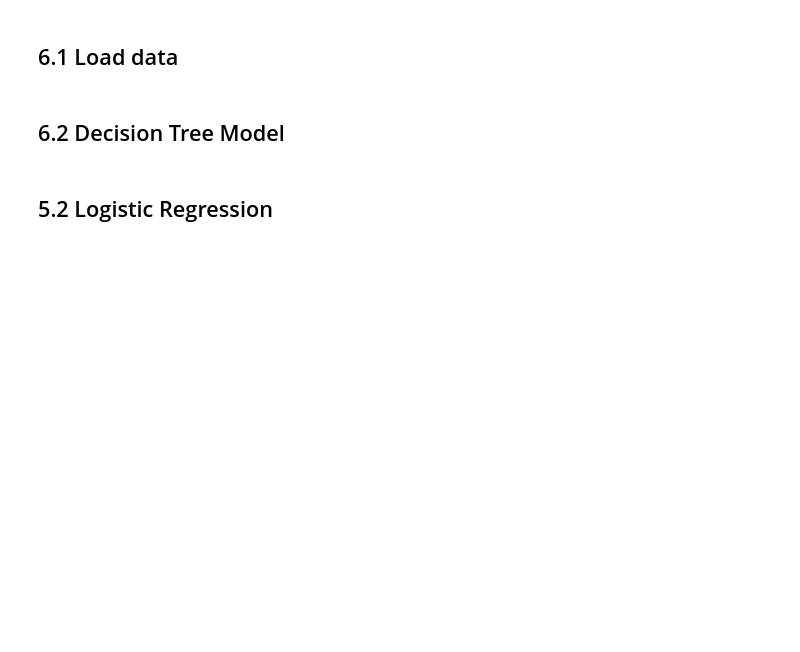
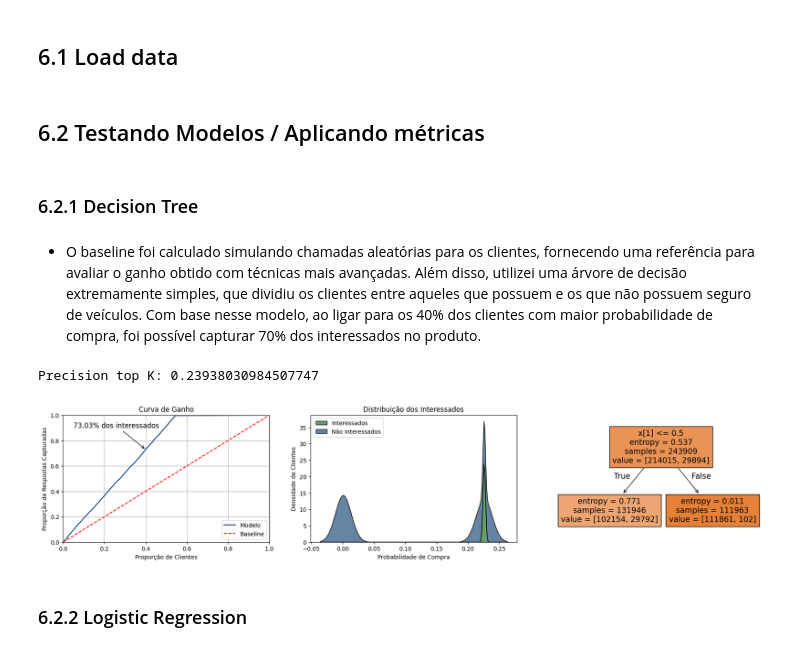
Before and after one commit to RafaelLuckner/Propensao_Compra, a Jupyter notebook: notebooks/propensao_projeto.ipynb, the cells around one changed output. Drawn from its saved outputs; the diff is of its cells as text; code cells hidden in the pictures; blank space fills up the shorter version.

```diff
--- a/notebooks/propensao_projeto.ipynb
+++ b/notebooks/propensao_projeto.ipynb
@@ -666,6 +664,7 @@ X = df4.drop('response',axis=1)
 y = df4['response']
 X_train, X_val, y_train, y_val = ms.train_test_split(X, y, test_size = 0.2, stratify=y, random_state = 12)
 df4 = pd.concat([X_train,y_train], axis=1)
+df_validation = pd.concat([X_val,y_val], axis=1)
 # %% [markdown]
 ## 4.1 Standartzation (Padronização)
 # %%
@@ -865,14 +933,28 @@ y_train = train['response']
 X_val = val.drop('response', axis=1)
 y_val = val['response']
 # %% [markdown]
-## 6.2 Decision Tree Model
+## 6.2 Testando Modelos / Aplicando métricas
+# %% [markdown]
+### 6.2.1 Decision Tree
+# %% [markdown]
+- O baseline foi calculado simulando chamadas aleatórias para os clientes, fornecendo uma referência para avaliar o ganho obtido com técnicas mais avançadas. Além disso, utilizei uma árvore de decisão extremamente simples, que dividiu os clientes entre aqueles que possuem e os que não possuem seguro de veículos. Com base nesse modelo, ao ligar para os 40% dos clientes com maior probabilidade de compra, foi possível capturar 70% dos interessados no produto.
 # %%
-# criando modelo Decision Tree para utilizar como baseline
-tree = DecisionTreeClassifier(criterion='entropy',random_state = 0,min_samples_split=5, max_depth=10)
+# criando modelo Decision Tree extremamente simples para utilizar como baseline
+tree = DecisionTreeClassifier(criterion='entropy',random_state = 12, min_samples_split=50, max_depth=1)
 
 # Treinando o modelo
 tree.fit(X_train, y_train)
 
-yproba = tree.predict_proba(X_val)
+yproba_tree = tree.predict_proba(X_val)
+
+
+curva_ganho(yproba_tree, y_val, subplot=3, figsize = (22,4), text=(0.05,0.9), pct_clientes=0.40)
+plt.subplot(1,3,3)
+plot_tree(tree, filled=True);
+
+precision_top_k(df_validation, yproba_tree, k=2000)
+# %% [output]
+Precision top K: 0.23938030984507747
+[figure, added]
 # %% [markdown]
-## 5.2 Logistic Regression
+### 6.2.2 Logistic Regression
```
Also changed, not shown: parts of 16 cells of this notebook, 3 other files.
